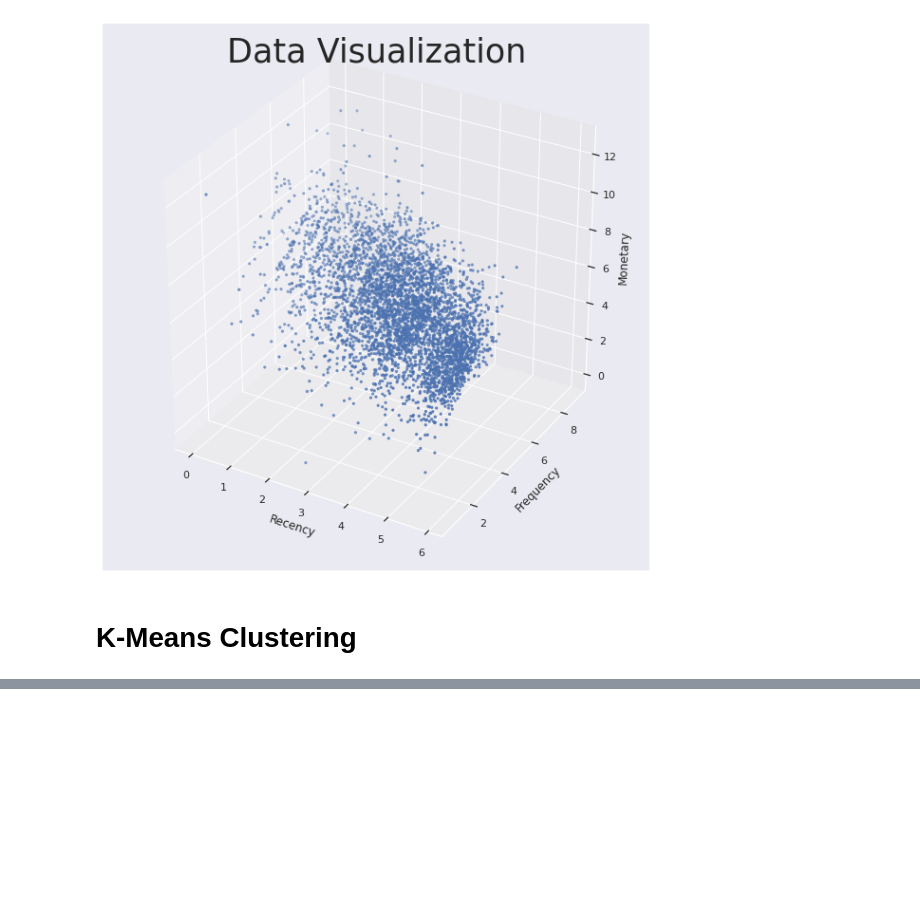
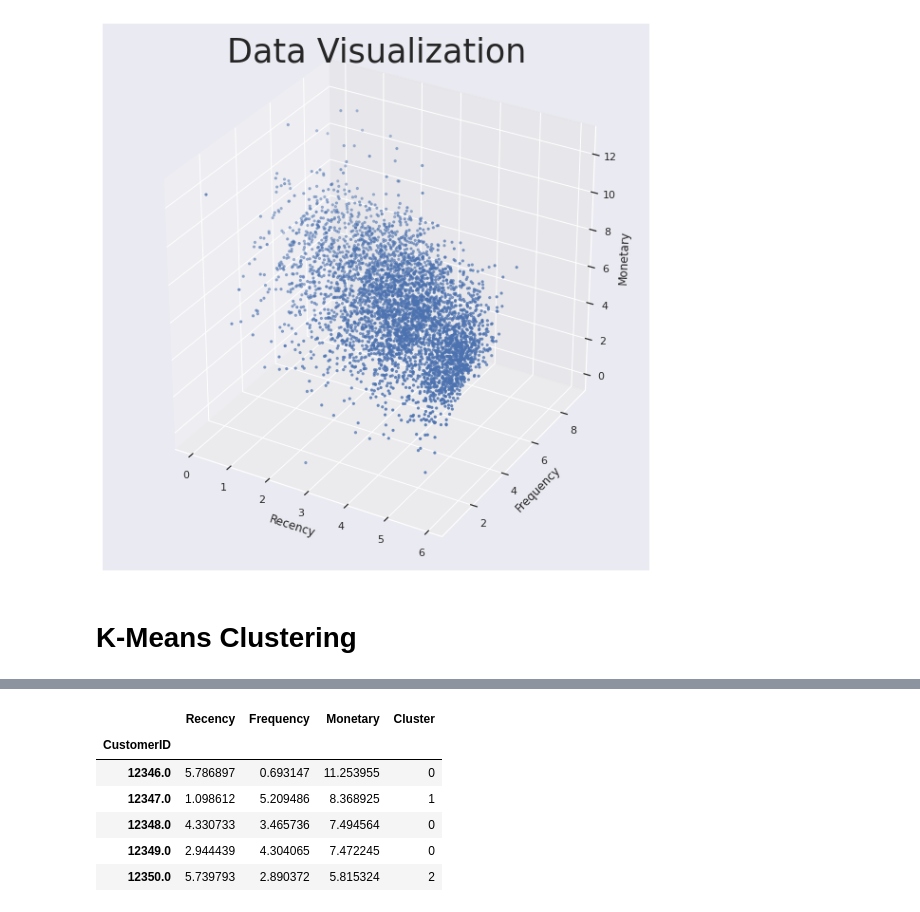
Before and after one commit to DrKamaleshR/Customersegmentation-unsupervised, a Jupyter notebook: Online_Retail_Customer_Segmentation_Capstone_Project.ipynb, the cells around one changed output, grey strips where cells are left out. Saved outputs shown, nothing was run; the diff lists cells and outputs as text; code cells hidden in the pictures; blank space fills up the shorter version.

```diff
--- a/Online_Retail_Customer_Segmentation_Capstone_Project.ipynb
+++ b/Online_Retail_Customer_Segmentation_Capstone_Project.ipynb
@@ -416,0 +524,12 @@ for k in range(1, 21):
+# %%
+# add cluster label as varable
+RFM['Cluster'] = cluster_labels
+RFM.head()
+# %% [output]
+|  | Recency | Frequency | Monetary | Cluster |
+| CustomerID |  |  |  |  |
+| 12346.0 | 5.786897 | 0.693147 | 11.253955 | 0 |
+| 12347.0 | 1.098612 | 5.209486 | 8.368925 | 1 |
+| 12348.0 | 4.330733 | 3.465736 | 7.494564 | 0 |
+| 12349.0 | 2.944439 | 4.304065 | 7.472245 | 0 |
+| 12350.0 | 5.739793 | 2.890372 | 5.815324 | 2 |
```
Also changed, not shown: parts of 12 cells of this notebook.
